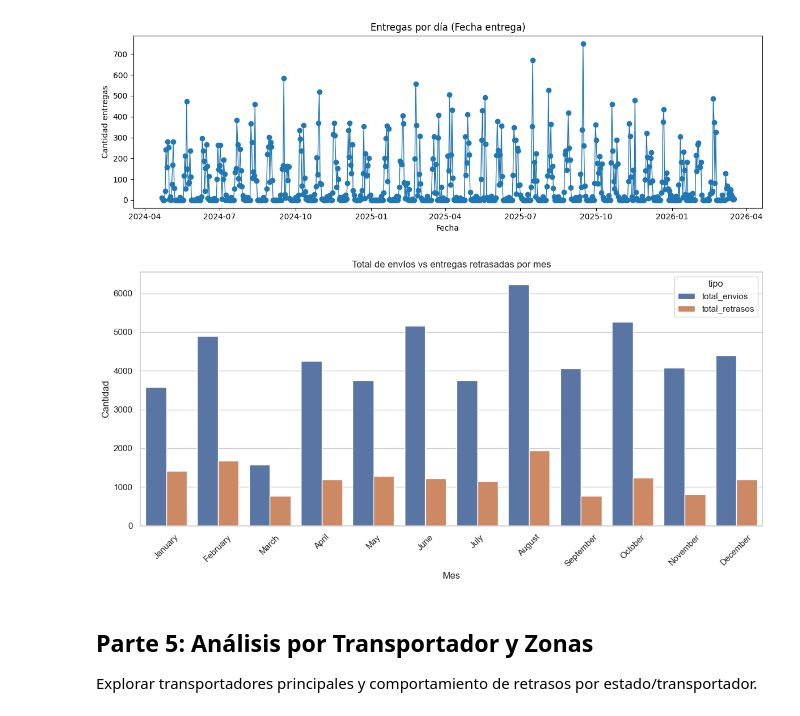
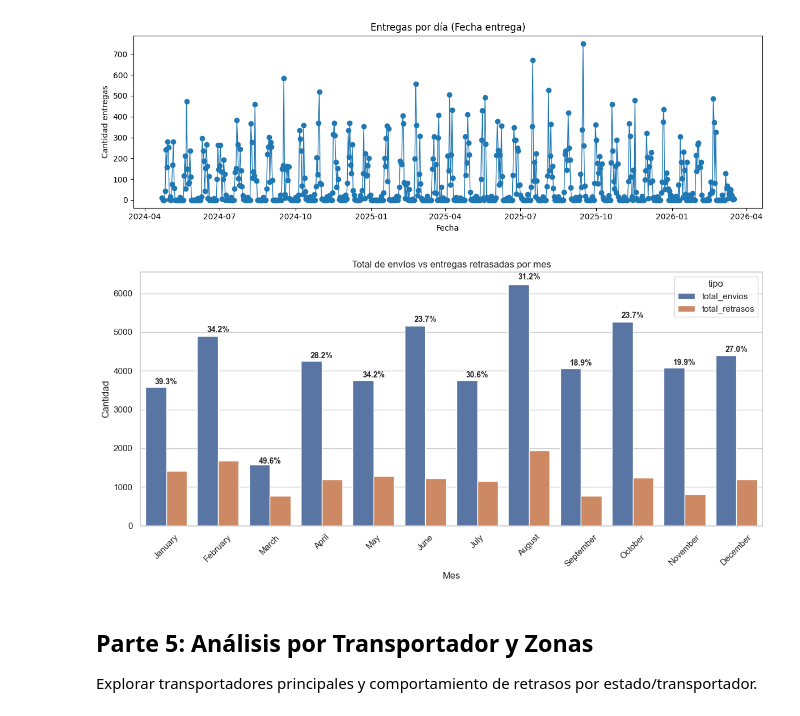
Before and after one commit to JuanHoyos329/Proyecto_IA, a Jupyter notebook: EDA.ipynb, the cells around one changed output. Cells and saved outputs as stored; diff of their text form; code cells hidden in the pictures.

Commit message:
Se corrigio la grafica de los retrasos por mes

```diff
--- a/EDA.ipynb
+++ b/EDA.ipynb
@@ -129,35 +129,46 @@ resumen_mes = (
     df.groupby(['mes', 'nombre_mes'])['is_delayed']
     .agg(total_retrasos='sum', total_envios='count')
     .assign(porcentaje_retraso=lambda x: x['total_retrasos'] / x['total_envios'])
     .reset_index()
     .sort_values('mes')
 )
 
 resumen_melt = resumen_mes.melt(
     id_vars='nombre_mes',
     value_vars=['total_envios', 'total_retrasos'],
     var_name='tipo',
     value_name='cantidad'
 )
 
 sns.set(style="whitegrid")
 
 plt.figure(figsize=(12,6))
-sns.barplot(
+ax = sns.barplot(
     data=resumen_melt,
     x='nombre_mes',
     y='cantidad',
     hue='tipo'
 )
 
 plt.title('Total de envíos vs entregas retrasadas por mes')
 plt.xlabel('Mes')
 plt.ylabel('Cantidad')
 plt.xticks(rotation=45)
+
+for i, row in resumen_mes.iterrows():
+    ax.text(
+        i,  # posición en X (cada mes)
+        row['total_envios'] + (row['total_envios'] * 0.02),  # un poco arriba
+        f"{row['porcentaje_retraso']:.1%}",  # formato porcentaje
+        ha='center',
+        fontsize=10,
+        fontweight='bold'
+    )
+
 plt.tight_layout()
 plt.show()
 # %% [output]
-[figure, old version]
+[figure, new version]
 # %% [markdown]
 ## Parte 5: Análisis por Transportador y Zonas
 Explorar transportadores principales y comportamiento de retrasos por estado/transportador.
```
Also changed, not shown: parts of 6 cells of this notebook.
